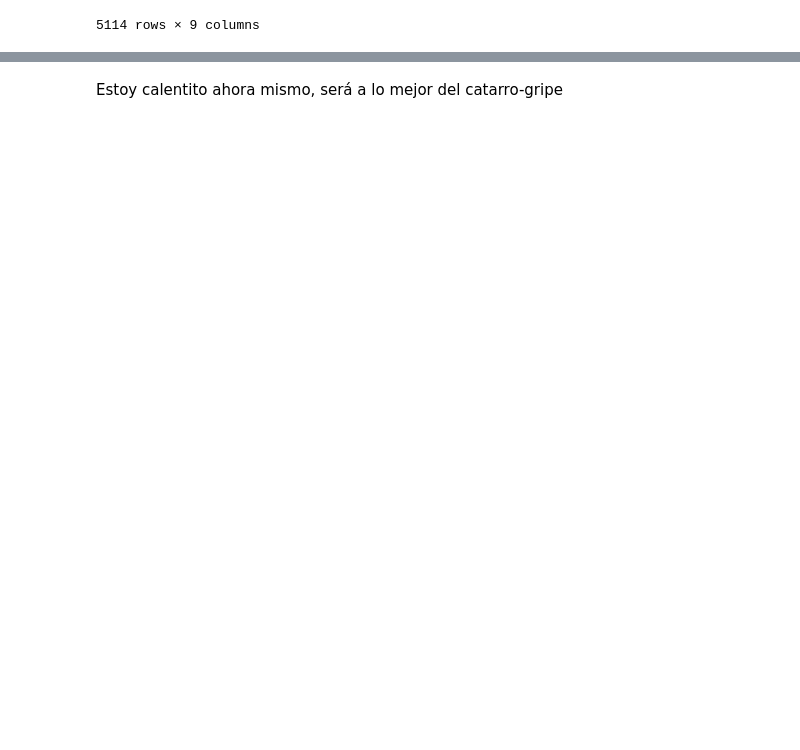
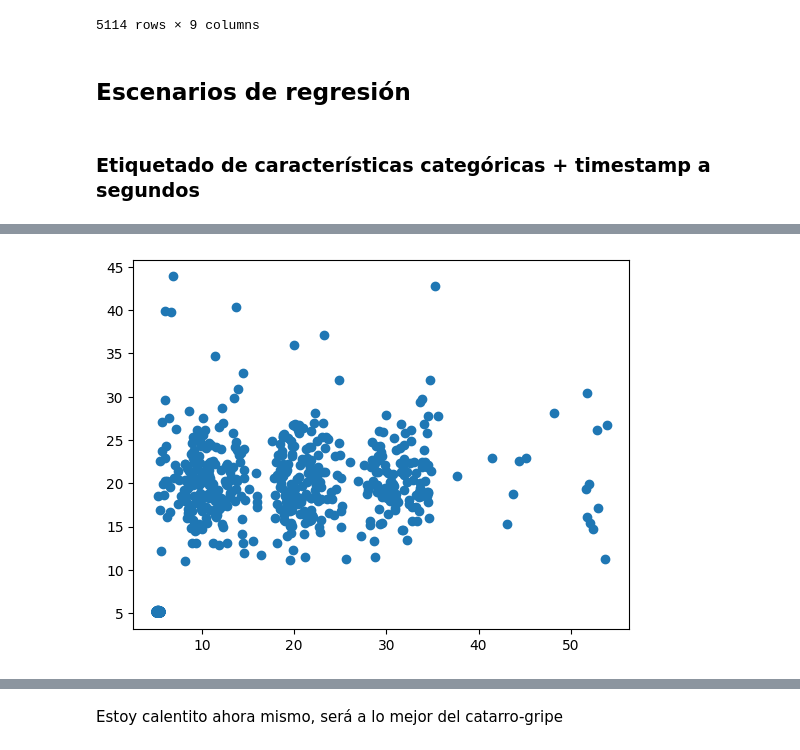
Before and after one commit to alu0101351773/TAAD_practicas, a Jupyter notebook: src/regression.ipynb, the cells around one changed output, grey strips where cells are left out. Drawn from its saved outputs; the diff is of its cells as text; code cells hidden in the pictures; blank space fills up the shorter version.

```diff
--- a/src/regression.ipynb
+++ b/src/regression.ipynb
@@ -47,6 +64,10 @@ display(df)
 | 5112 | 2020-04-24 15:27:00 | GB | BD | 105.95000 | 398.00 | 1.1250 | ... |
 | 5113 | 2020-06-08 12:50:28 | GB | BD | 107.52000 | 143.16 | 1.1250 | ... |
 5114 rows × 9 columns
+# %% [markdown]
+## Escenarios de regresión
+# %% [markdown]
+### Etiquetado de características categóricas + timestamp a segundos
 # %%
 # Labelizado de variables `source_country`, `destination_country`, `shipment_mode` y `shipping_company`
 
@@ -153,31 +174,35 @@ else:
 # %%
 # Entrenamiento y evaluación de Random Forest de regresión
 
 from sklearn.ensemble import RandomForestRegressor
 
 model = RandomForestRegressor()
 
 start_time = time.time()
 model.fit(X_train, y_train)
 training_time = time.time() - start_time
 
 start_time = time.time()
 y_pred = model.predict(X_test)
 prediction_time = time.time() - start_time
 
+plt.scatter(x = y_test, y = y_pred)
+
 actual_results =  pd.DataFrame([[
         'Random Forest Regressor',
         mean_squared_error(y_test, y_pred),
         training_time,
         prediction_time
     ]],
     columns = models_results.columns
 )
 
 if models_results.empty:
     models_results = actual_results
 else:
     models_results = pd.concat([models_results, actual_results], ignore_index=True)
+# %% [output]
+[figure, added]
 # %%
 # Entrenamiento y evaluación de Ada Boost de regresión
 
```
Also changed, not shown: parts of 5 cells of this notebook.
